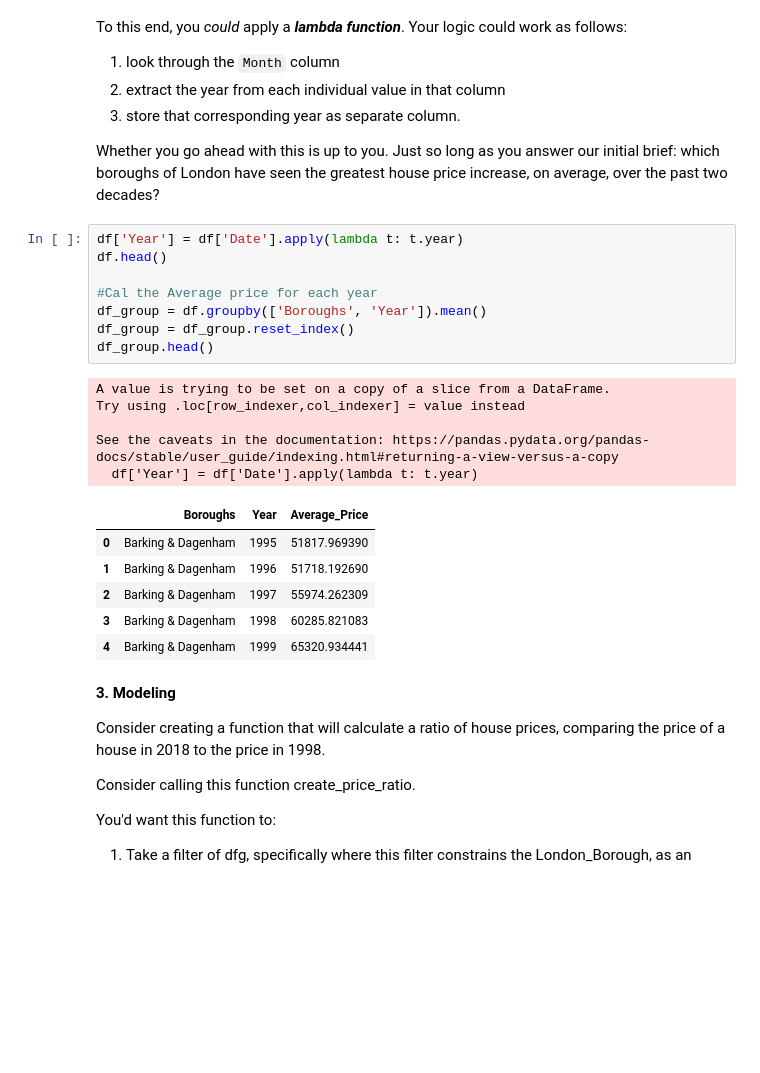
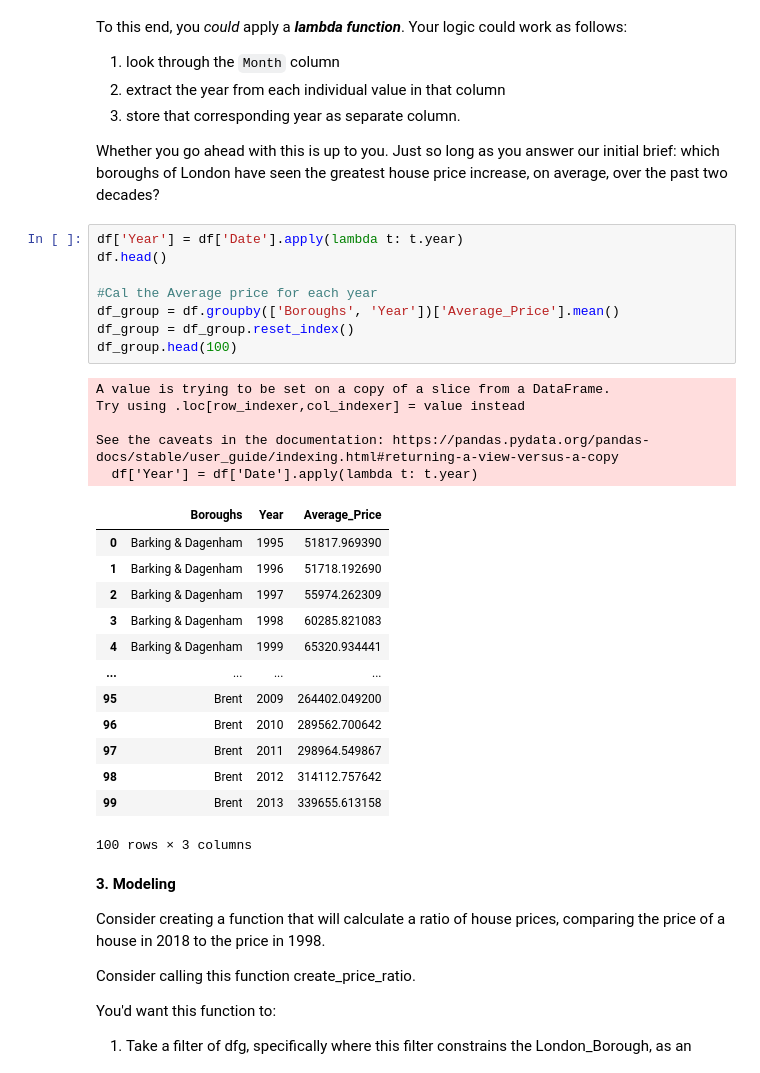
Before and after one commit to PK122/Springboard, a Jupyter notebook: Unit_4_Challenge_Tier3.ipynb, the cells around one changed output. Drawn from its saved outputs; the diff is of its cells as text; blank space fills up the shorter version.

```diff
--- a/Unit_4_Challenge_Tier3.ipynb
+++ b/Unit_4_Challenge_Tier3.ipynb
@@ -243,23 +243,30 @@ Whether you go ahead with this is up to you. Just so long as you answer our init
 # %%
 df['Year'] = df['Date'].apply(lambda t: t.year)
 df.head()
 
 #Cal the Average price for each year
-df_group = df.groupby(['Boroughs', 'Year']).mean()
+df_group = df.groupby(['Boroughs', 'Year'])['Average_Price'].mean()
 df_group = df_group.reset_index()
-df_group.head()
+df_group.head(100)
 # %% [output]
 A value is trying to be set on a copy of a slice from a DataFrame.
 Try using .loc[row_indexer,col_indexer] = value instead
 
 See the caveats in the documentation: https://pandas.pydata.org/pandas-docs/stable/user_guide/indexing.html#returning-a-view-versus-a-copy
   df['Year'] = df['Date'].apply(lambda t: t.year)
 |  | Boroughs | Year | Average_Price |
 | 0 | Barking & Dagenham | 1995 | 51817.969390 |
 | 1 | Barking & Dagenham | 1996 | 51718.192690 |
 | 2 | Barking & Dagenham | 1997 | 55974.262309 |
 | 3 | Barking & Dagenham | 1998 | 60285.821083 |
 | 4 | Barking & Dagenham | 1999 | 65320.934441 |
+| ... | ... | ... | ... |
+| 95 | Brent | 2009 | 264402.049200 |
+| 96 | Brent | 2010 | 289562.700642 |
+| 97 | Brent | 2011 | 298964.549867 |
+| 98 | Brent | 2012 | 314112.757642 |
+| 99 | Brent | 2013 | 339655.613158 |
+100 rows × 3 columns
 # %% [markdown]
 **3. Modeling**
 
```
Also changed, not shown: parts of 2 cells of this notebook.
